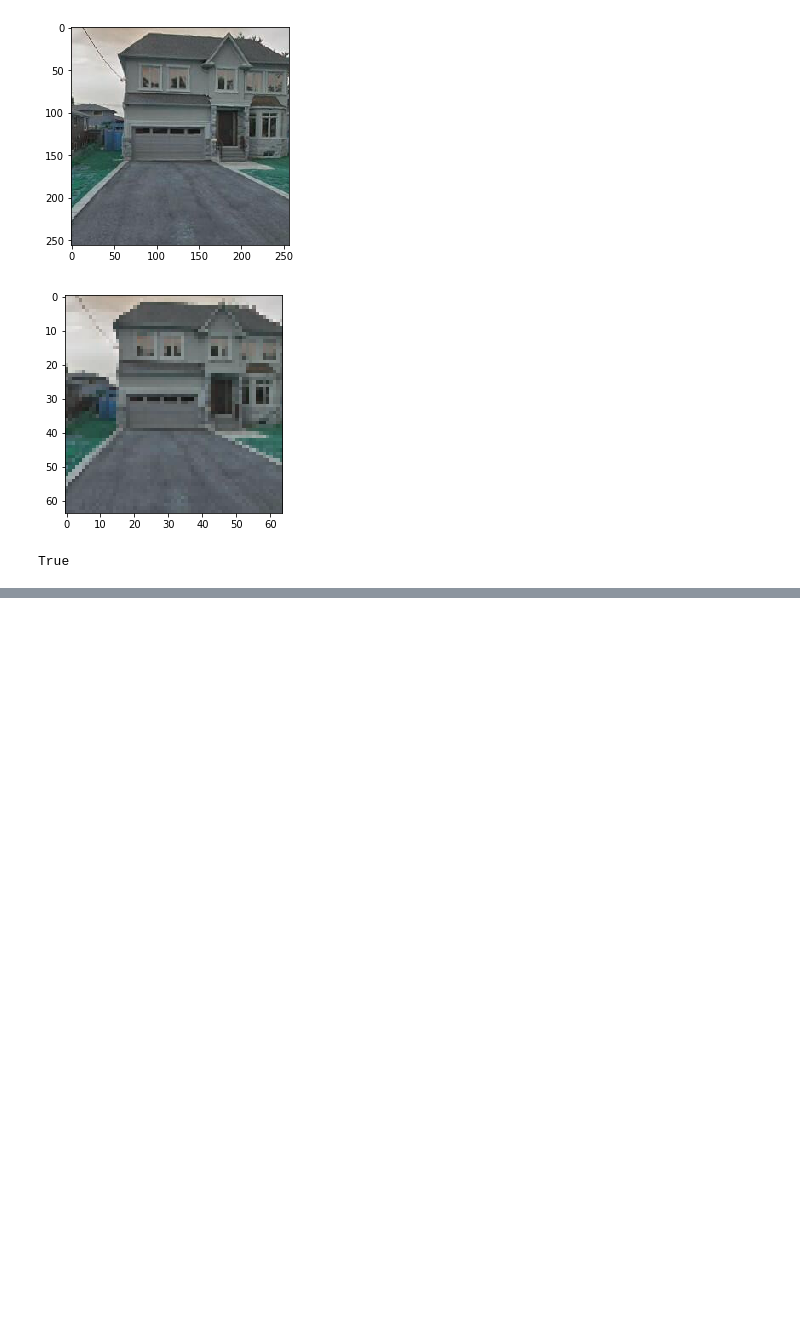
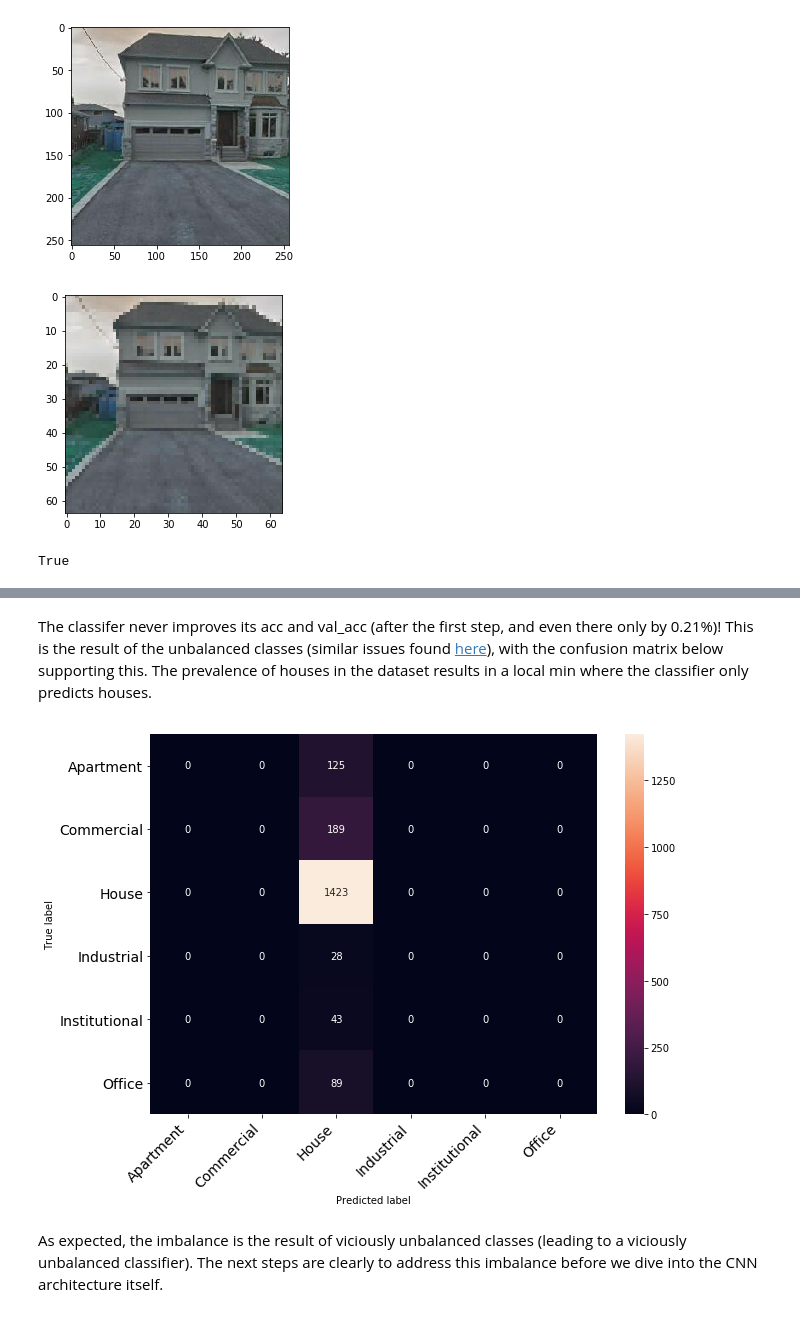
Before and after one commit to Pretendi/Streetview_Classifier, a Jupyter notebook: Final_Report.ipynb, the cells around one changed output, grey strips where cells are left out. Saved outputs shown, nothing was run; the diff lists cells and outputs as text; code cells hidden in the pictures; blank space fills up the shorter version.

```diff
--- a/Final_Report.ipynb
+++ b/Final_Report.ipynb
@@ -179,0 +262,12 @@ Commercial
+# %%
+train_datagen = ImageDataGenerator()
+    #rescale=1. / 255,
+    #shear_range=0.2,
+    #zoom_range=0.2,
+    #horizontal_flip=True)
+
+test_datagen = ImageDataGenerator()
+
+training_set = train_datagen.flow_from_directory('64_Scaled/Training', target_size=(64,64), batch_size=32)
+
+test_set = test_datagen.flow_from_directory('64_Scaled/Testing', target_size=(64,64), batch_size=32)
@@ -179,0 +340,13 @@ Commercial
+# %%
+opt = tensorflow.keras.optimizers.Adam(lr=0.0011)
+# Let's train the model using RMSprop
+model.compile(loss='categorical_crossentropy',
+              optimizer=opt,
+              metrics=['accuracy'])
+# %%
+model.fit_generator(
+        training_set,
+        steps_per_epoch=2000 // batch_size,
+        epochs=20,
+        validation_data=test_set,
+        validation_steps=800 // batch_size)
@@ -179,0 +372,11 @@ Commercial
+# %% [markdown]
+The classifer never improves its acc and val_acc (after the first step, and even there only by 0.21%)! This is the result of the unbalanced classes (similar issues found [here](https://datascience.stackexchange.com/questions/30930/accuracy-and-loss-dont-change-in-cnn-is-it-over-fitting)), with the confusion matrix below supporting this. The prevalence of houses in the dataset results in a local min where the classifier only predicts houses.
+# %%
+Y_pred = model.predict_generator(test_set, 1897 // batch_size + 1)
+y_pred = np.argmax(Y_pred, axis=1)
+# %%
+print_confusion_matrix(confusion_matrix(test_set.classes, y_pred), class_labels)
+# %% [output]
+[figure, added]
+# %% [markdown]
+As expected, the imbalance is the result of viciously unbalanced classes (leading to a viciously unbalanced classifier). The next steps are clearly to address this imbalance before we dive into the CNN architecture itself.
```
Also changed, not shown: parts of 89 cells of this notebook.
